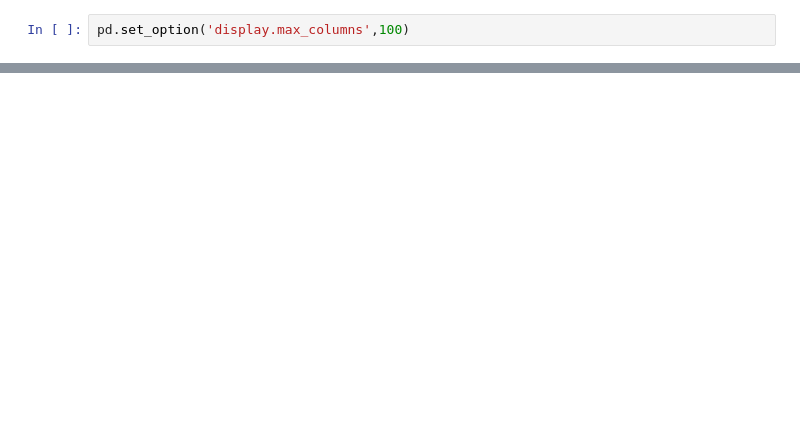
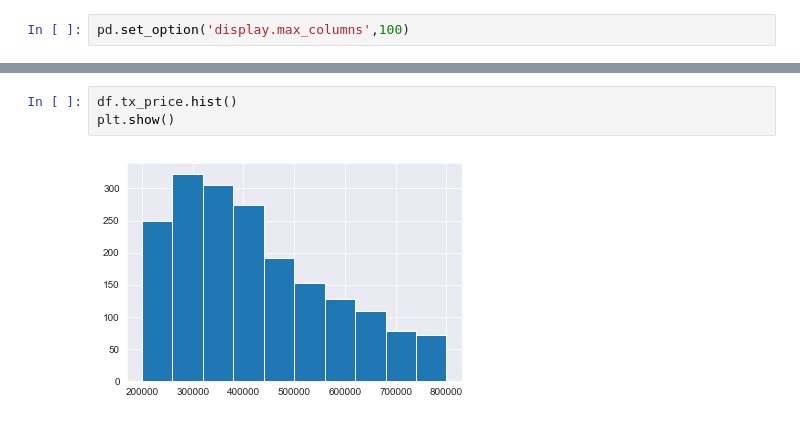
Before and after one commit to CosmoRoll/test102, a Jupyter notebook: Regression Project/Regression Project.ipynb, the cells around one changed output, grey strips where cells are left out. Saved outputs shown, nothing was run; the diff lists cells and outputs as text; blank space fills up the shorter version.

```diff
--- a/Regression Project/Regression Project.ipynb
+++ b/Regression Project/Regression Project.ipynb
@@ -163,0 +129,5 @@ Name: lot_size, dtype: float64
+# %%
+df.tx_price.hist()
+plt.show()
+# %% [output]
+[figure, added]
```
Also changed, not shown: parts of 102 cells of this notebook, 4 other files.
